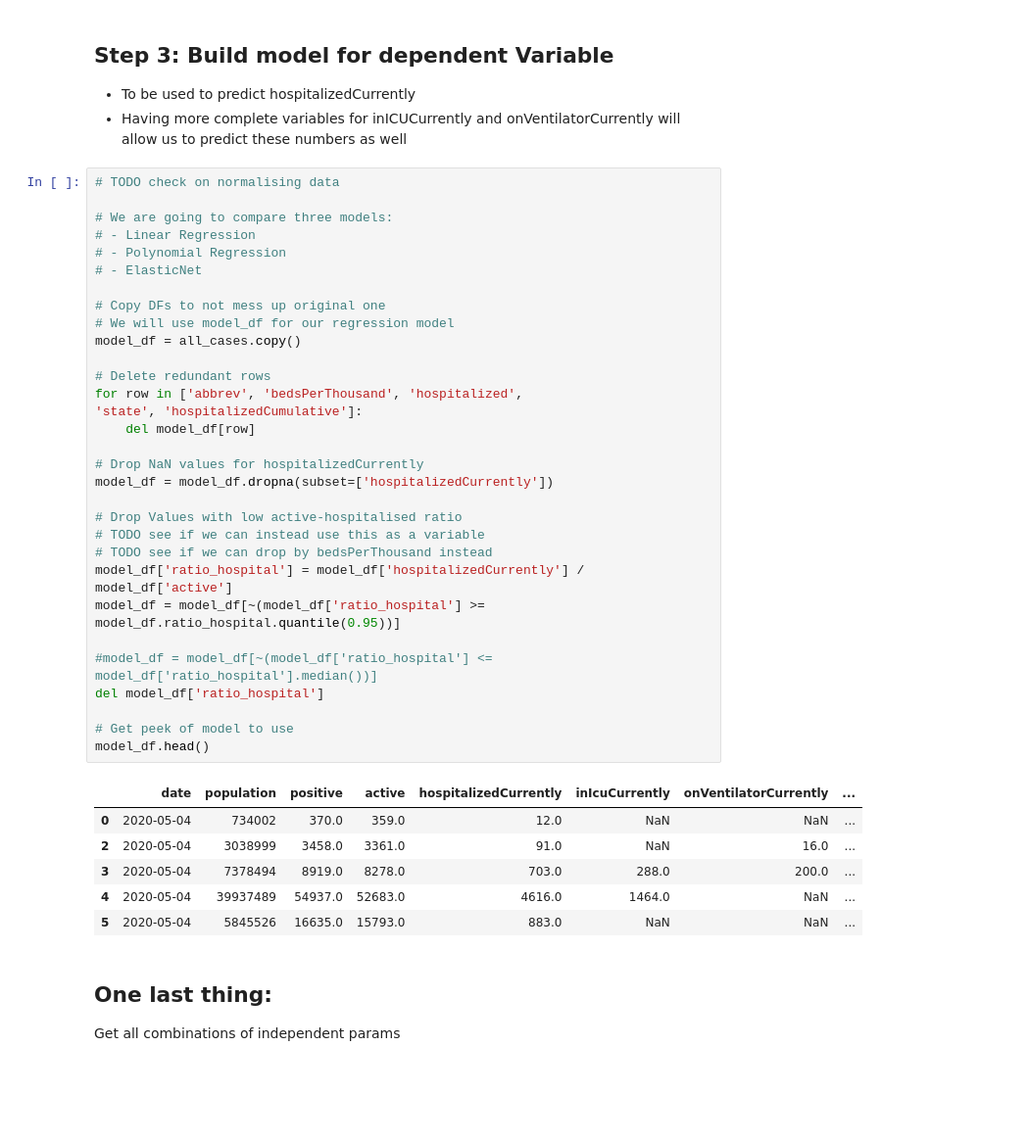
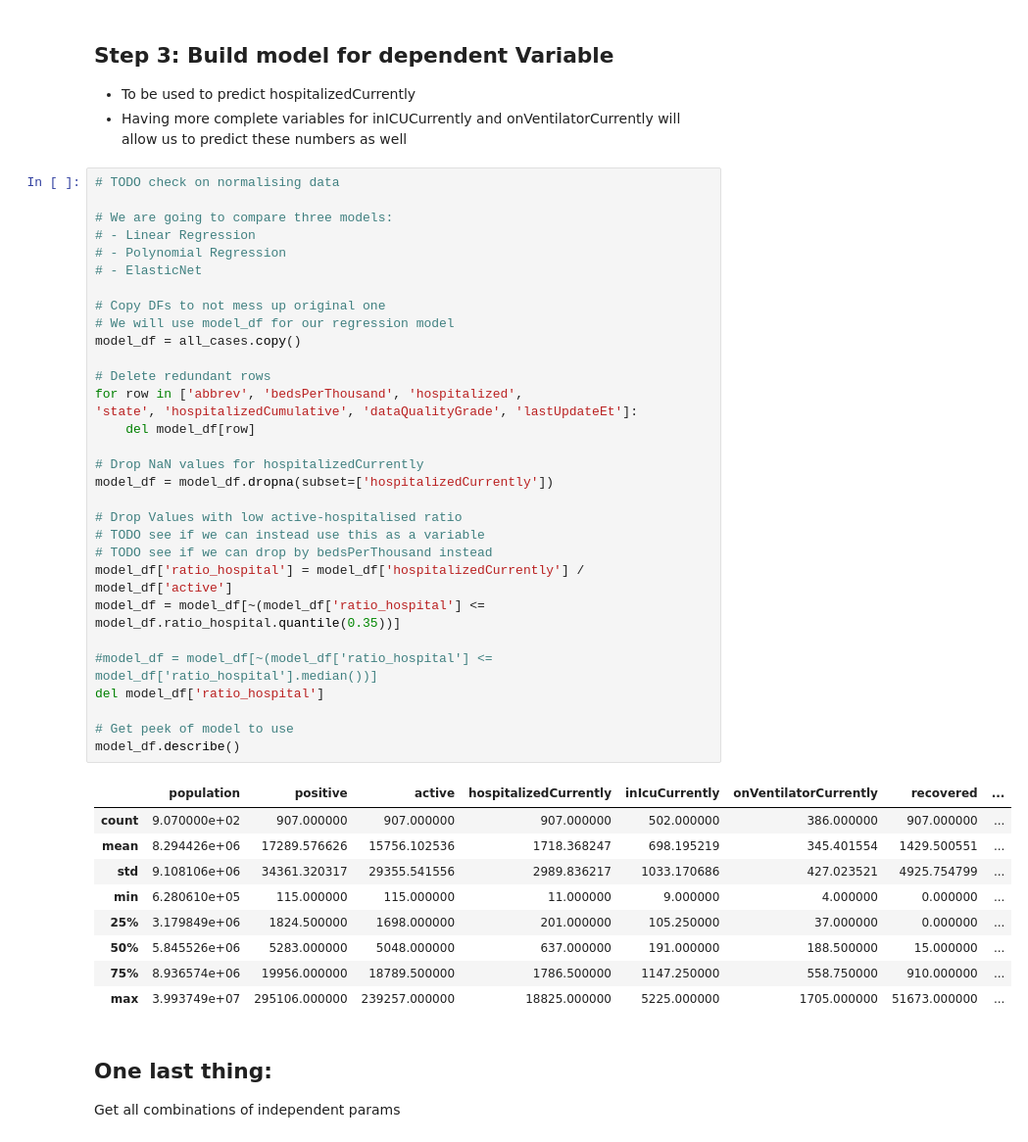
Before and after one commit to neilmizzi/COVID19, a Jupyter notebook: main.ipynb, the cells around one changed output. Shown at 98% size. Drawn from its saved outputs; the diff is of its cells as text; blank space fills up the shorter version.

Commit message:
fixed models for good, finally

```diff
--- a/main.ipynb
+++ b/main.ipynb
@@ -619,41 +619,44 @@ plt.show()
 # %%
 # TODO check on normalising data
 
 # We are going to compare three models:
 # - Linear Regression
 # - Polynomial Regression
 # - ElasticNet
 
 # Copy DFs to not mess up original one
 # We will use model_df for our regression model
 model_df = all_cases.copy()
 
 # Delete redundant rows
 for row in ['abbrev', 'bedsPerThousand', 'hospitalized',
-'state', 'hospitalizedCumulative']:
+'state', 'hospitalizedCumulative', 'dataQualityGrade', 'lastUpdateEt']:
     del model_df[row]
 
 # Drop NaN values for hospitalizedCurrently
 model_df = model_df.dropna(subset=['hospitalizedCurrently'])
 
 # Drop Values with low active-hospitalised ratio
 # TODO see if we can instead use this as a variable
 # TODO see if we can drop by bedsPerThousand instead
 model_df['ratio_hospital'] = model_df['hospitalizedCurrently'] / model_df['active']
-model_df = model_df[~(model_df['ratio_hospital'] >= model_df.ratio_hospital.quantile(0.95))]
+model_df = model_df[~(model_df['ratio_hospital'] <= model_df.ratio_hospital.quantile(0.35))]
 
 #model_df = model_df[~(model_df['ratio_hospital'] <= model_df['ratio_hospital'].median())]
 del model_df['ratio_hospital']
 
 # Get peek of model to use
-model_df.head()
+model_df.describe()
 # %% [output]
-|  | date | population | positive | active | hospitalizedCurrently | inIcuCurrently | onVentilatorCurrently | ... |
-| 0 | 2020-05-04 | 734002 | 370.0 | 359.0 | 12.0 | NaN | NaN | ... |
-| 2 | 2020-05-04 | 3038999 | 3458.0 | 3361.0 | 91.0 | NaN | 16.0 | ... |
-| 3 | 2020-05-04 | 7378494 | 8919.0 | 8278.0 | 703.0 | 288.0 | 200.0 | ... |
-| 4 | 2020-05-04 | 39937489 | 54937.0 | 52683.0 | 4616.0 | 1464.0 | NaN | ... |
-| 5 | 2020-05-04 | 5845526 | 16635.0 | 15793.0 | 883.0 | NaN | NaN | ... |
+|  | population | positive | active | hospitalizedCurrently | inIcuCurrently | onVentilatorCurrently | recovered | ... |
+| count | 9.070000e+02 | 907.000000 | 907.000000 | 907.000000 | 502.000000 | 386.000000 | 907.000000 | ... |
+| mean | 8.294426e+06 | 17289.576626 | 15756.102536 | 1718.368247 | 698.195219 | 345.401554 | 1429.500551 | ... |
+| std | 9.108106e+06 | 34361.320317 | 29355.541556 | 2989.836217 | 1033.170686 | 427.023521 | 4925.754799 | ... |
+| min | 6.280610e+05 | 115.000000 | 115.000000 | 11.000000 | 9.000000 | 4.000000 | 0.000000 | ... |
+| 25% | 3.179849e+06 | 1824.500000 | 1698.000000 | 201.000000 | 105.250000 | 37.000000 | 0.000000 | ... |
+| 50% | 5.845526e+06 | 5283.000000 | 5048.000000 | 637.000000 | 191.000000 | 188.500000 | 15.000000 | ... |
+| 75% | 8.936574e+06 | 19956.000000 | 18789.500000 | 1786.500000 | 1147.250000 | 558.750000 | 910.000000 | ... |
+| max | 3.993749e+07 | 295106.000000 | 239257.000000 | 18825.000000 | 5225.000000 | 1705.000000 | 51673.000000 | ... |
 # %% [markdown]
 ## One last thing:
 
```
Also changed, not shown: parts of 29 cells of this notebook.
